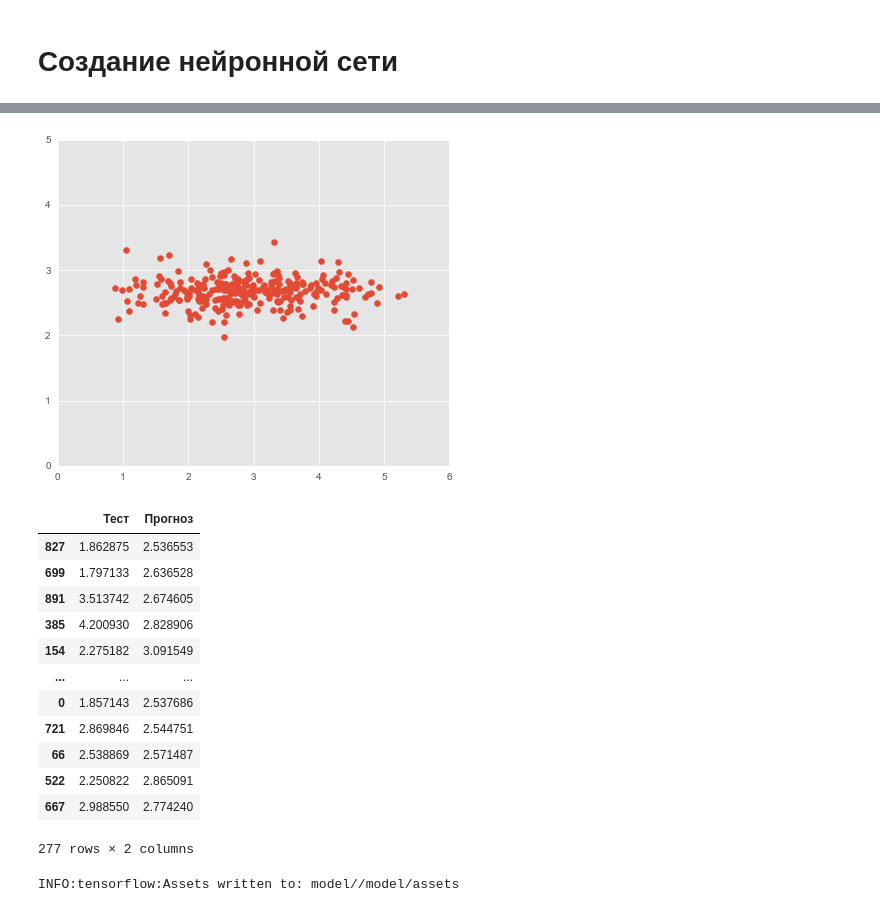
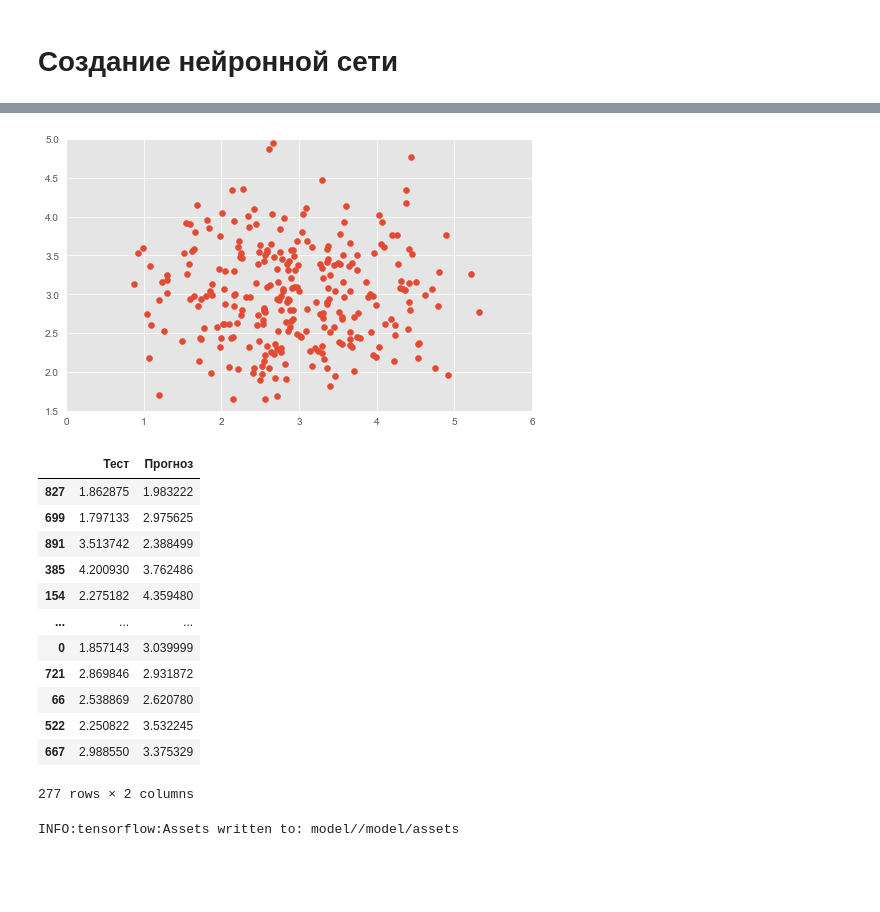
Before and after one commit to alexkomaro/DS, a Jupyter notebook: VKR_NN.ipynb, the cells around one changed output, grey strips where cells are left out. Saved outputs shown, nothing was run; the diff lists cells and outputs as text; code cells hidden in the pictures; blank space fills up the shorter version.

```diff
--- a/VKR_NN.ipynb
+++ b/VKR_NN.ipynb
@@ -16,6 +14,6 @@ from tensorflow.keras.layers import Dense
 # %%
-X = df_norm.drop(['Соотношение матрица-наполнитель'], axis=1)
-Y = df_norm['Соотношение матрица-наполнитель']
+X = df.drop(['Соотношение матрица-наполнитель'], axis=1)
+Y = df['Соотношение матрица-наполнитель']
 # %%
 from sklearn.model_selection import train_test_split
 
@@ -61,3 +31,18 @@ _________________________________________________________________
+# %%
+normalizer = tf.keras.layers.Normalization(axis=-1)
+normalizer.adapt(np.array(X))
+# %%
+model = keras.Sequential([
+      normalizer,
+      layers.Dense(64,activation='relu'),
+      layers.Dense(128, activation='relu'),
+      layers.Dense(128, activation='relu'),
+      layers.Dense(64, activation='relu'),
+      layers.Dense(32, activation='relu'),
+      layers.Dense(1)
+  ])
+
+model.compile(loss='mean_absolute_error', optimizer=tf.keras.optimizers.Adam(0.001))
 # %%
 import matplotlib.pyplot as plt
 def plot_loss(model_fit):
@@ -75,7 +60,7 @@ model_fit = model.fit(
     X_train,
     Y_train,
     validation_split = 0.2,
-    verbose=0, epochs=300)
+    verbose=0, epochs=250)
 # %%
 plot_loss(model_fit)
 # %% [output]
@@ -91,30 +74,30 @@ score = model.evaluate(X_train, Y_train, verbose=1)
 # %%
 pred_test = model.predict(X_test).flatten()
 pred = pd.DataFrame({'Тест': Y_test, 'Прогноз': pred_test})
 
-plt.figure(figsize = (12, 6))
+plt.figure(figsize = (10, 5))
 plt.style.use('ggplot')
 a = plt.axes(aspect='equal')
 plt.scatter(Y_test, pred_test)
 plt.xlim(0, 6)
-plt.ylim(0, 5)
+plt.ylim(1.5, 5)
 plt.show()
 
 pred
 # %% [output]
-[figure, old version]
+[figure, new version]
 |  | Тест | Прогноз |
-| 827 | 1.862875 | 2.536553 |
-| 699 | 1.797133 | 2.636528 |
-| 891 | 3.513742 | 2.674605 |
-| 385 | 4.200930 | 2.828906 |
-| 154 | 2.275182 | 3.091549 |
+| 827 | 1.862875 | 1.983222 |
+| 699 | 1.797133 | 2.975625 |
+| 891 | 3.513742 | 2.388499 |
+| 385 | 4.200930 | 3.762486 |
+| 154 | 2.275182 | 4.359480 |
 | ... | ... | ... |
-| 0 | 1.857143 | 2.537686 |
-| 721 | 2.869846 | 2.544751 |
-| 66 | 2.538869 | 2.571487 |
-| 522 | 2.250822 | 2.865091 |
-| 667 | 2.988550 | 2.774240 |
+| 0 | 1.857143 | 3.039999 |
+| 721 | 2.869846 | 2.931872 |
+| 66 | 2.538869 | 2.620780 |
+| 522 | 2.250822 | 3.532245 |
+| 667 | 2.988550 | 3.375329 |
 277 rows × 2 columns
 # %%
 models_path = 'model/'
```
Also changed, not shown: parts of 7 cells of this notebook, 4 other files.
